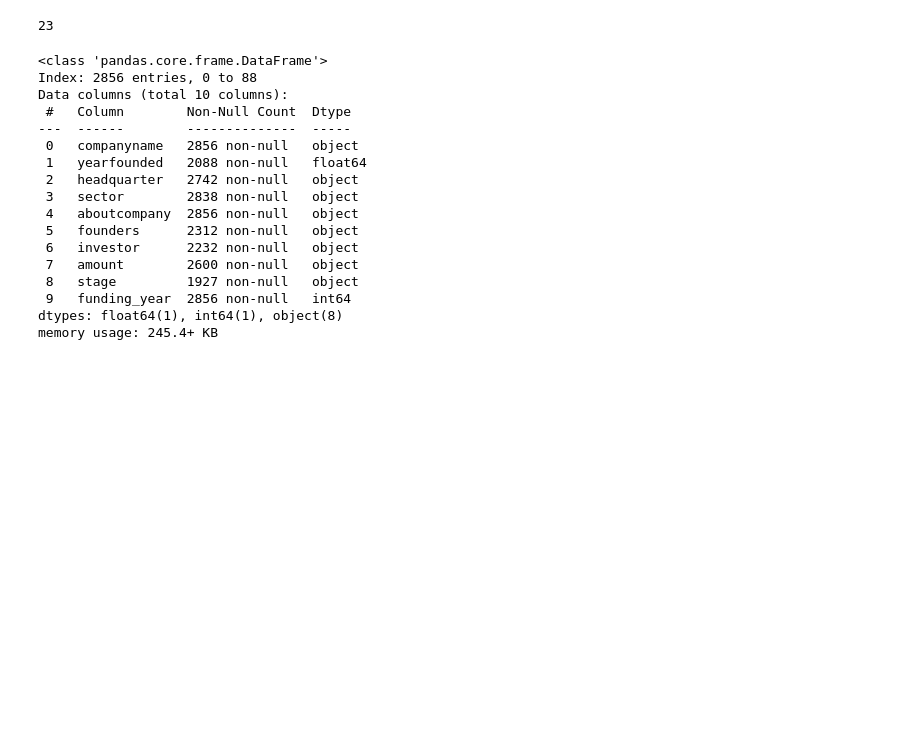
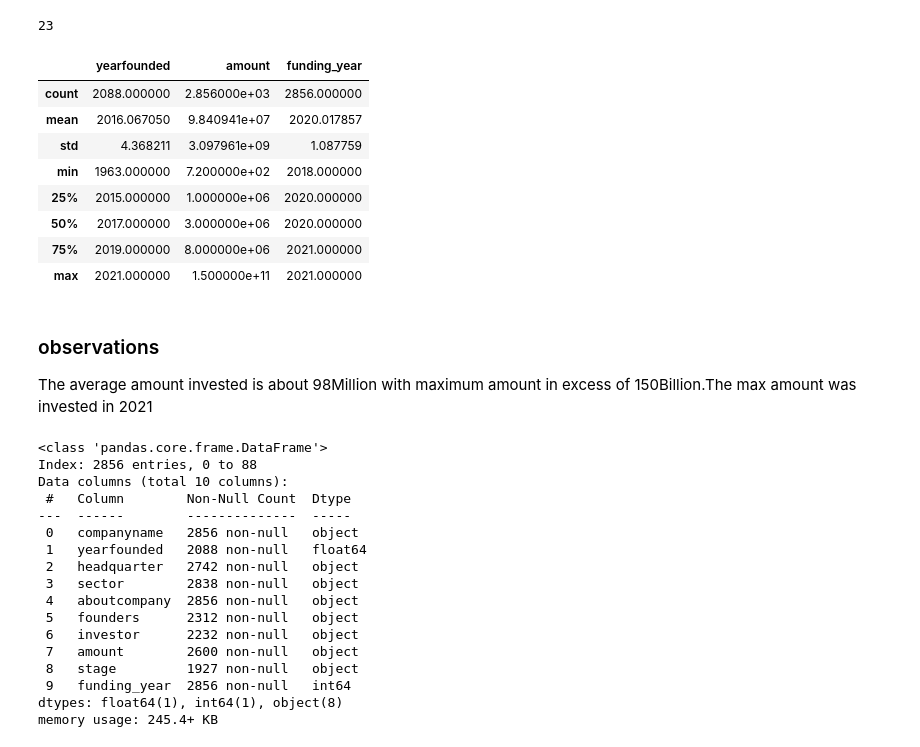
Before and after one commit to iakwatia/Data-Analysis-Project, a Jupyter notebook: Indian_startup.ipynb, the cells around one changed output. Drawn from its saved outputs; the diff is of its cells as text; code cells hidden in the pictures; blank space fills up the shorter version.

```diff
--- a/Indian_startup.ipynb
+++ b/Indian_startup.ipynb
@@ -375,6 +378,22 @@ df.duplicated().sum()
 23
 # %%
 df.drop_duplicates(inplace=True)
+# %%
+#Checking description of dataset
+df.describe()
+# %% [output]
+|  | yearfounded | amount | funding_year |
+| count | 2088.000000 | 2.856000e+03 | 2856.000000 |
+| mean | 2016.067050 | 9.840941e+07 | 2020.017857 |
+| std | 4.368211 | 3.097961e+09 | 1.087759 |
+| min | 1963.000000 | 7.200000e+02 | 2018.000000 |
+| 25% | 2015.000000 | 1.000000e+06 | 2020.000000 |
+| 50% | 2017.000000 | 3.000000e+06 | 2020.000000 |
+| 75% | 2019.000000 | 8.000000e+06 | 2021.000000 |
+| max | 2021.000000 | 1.500000e+11 | 2021.000000 |
+# %% [markdown]
+### observations
+The average amount invested is about 98Million with maximum amount in excess of 150Billion.The max amount was invested in 2021
 # %%
 df.info()
 # %% [output]
```
Also changed, not shown: parts of 3 cells of this notebook.
